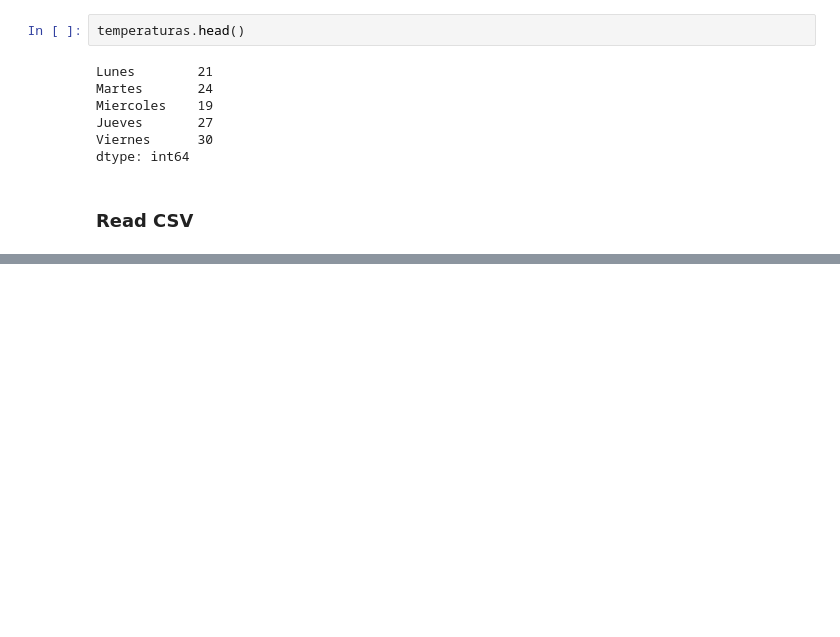
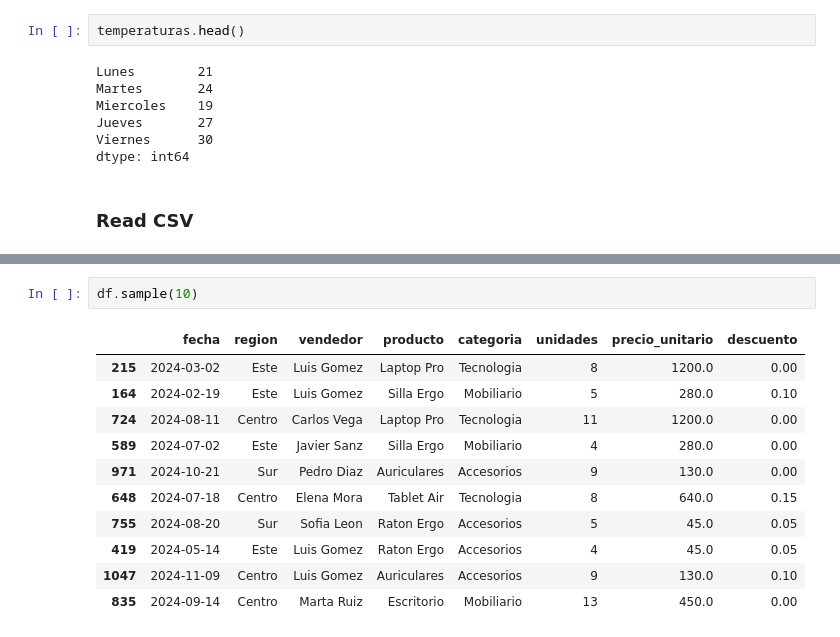
Before and after one commit to marcell-llerena/datascience-g8, a Jupyter notebook: notebooks/20260810_15_pandas.ipynb, the cells around one changed output, grey strips where cells are left out. Saved outputs shown, nothing was run; the diff lists cells and outputs as text; blank space fills up the shorter version.

```diff
--- a/notebooks/20260810_15_pandas.ipynb
+++ b/notebooks/20260810_15_pandas.ipynb
@@ -235,0 +314,14 @@ df.shape
+# %%
+df.sample(10)
+# %% [output]
+|  | fecha | region | vendedor | producto | categoria | unidades | precio_unitario | descuento |
+| 215 | 2024-03-02 | Este | Luis Gomez | Laptop Pro | Tecnologia | 8 | 1200.0 | 0.00 |
+| 164 | 2024-02-19 | Este | Luis Gomez | Silla Ergo | Mobiliario | 5 | 280.0 | 0.10 |
+| 724 | 2024-08-11 | Centro | Carlos Vega | Laptop Pro | Tecnologia | 11 | 1200.0 | 0.00 |
+| 589 | 2024-07-02 | Este | Javier Sanz | Silla Ergo | Mobiliario | 4 | 280.0 | 0.00 |
+| 971 | 2024-10-21 | Sur | Pedro Diaz | Auriculares | Accesorios | 9 | 130.0 | 0.00 |
+| 648 | 2024-07-18 | Centro | Elena Mora | Tablet Air | Tecnologia | 8 | 640.0 | 0.15 |
+| 755 | 2024-08-20 | Sur | Sofia Leon | Raton Ergo | Accesorios | 5 | 45.0 | 0.05 |
+| 419 | 2024-05-14 | Este | Luis Gomez | Raton Ergo | Accesorios | 4 | 45.0 | 0.05 |
+| 1047 | 2024-11-09 | Centro | Luis Gomez | Auriculares | Accesorios | 9 | 130.0 | 0.10 |
+| 835 | 2024-09-14 | Centro | Marta Ruiz | Escritorio | Mobiliario | 13 | 450.0 | 0.00 |
```
Also changed, not shown: parts of 33 cells of this notebook, 4 other files.
